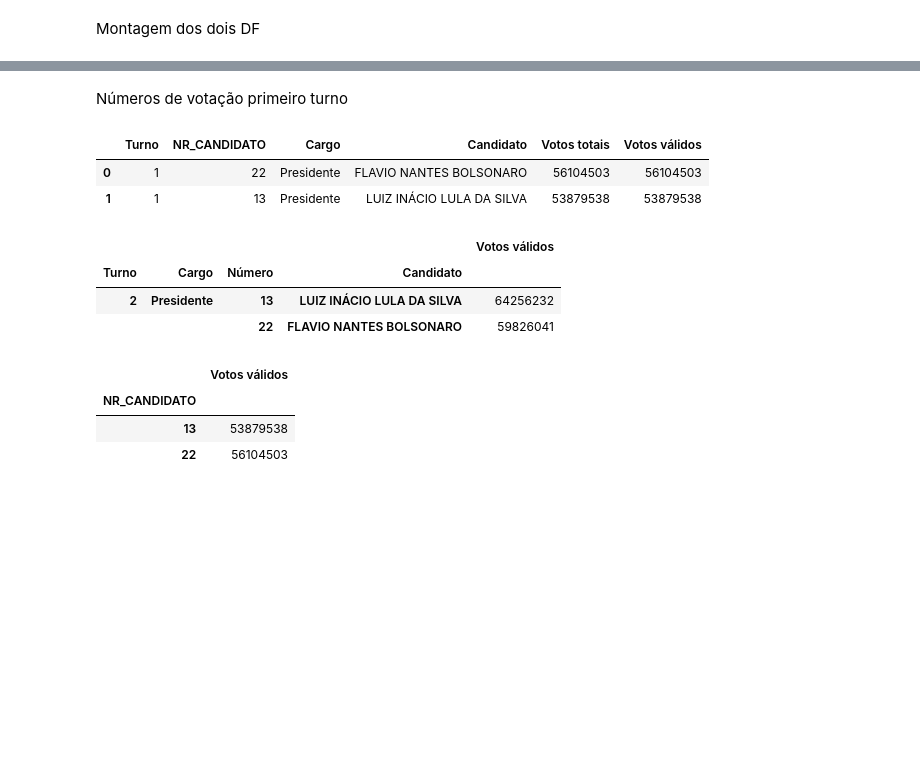
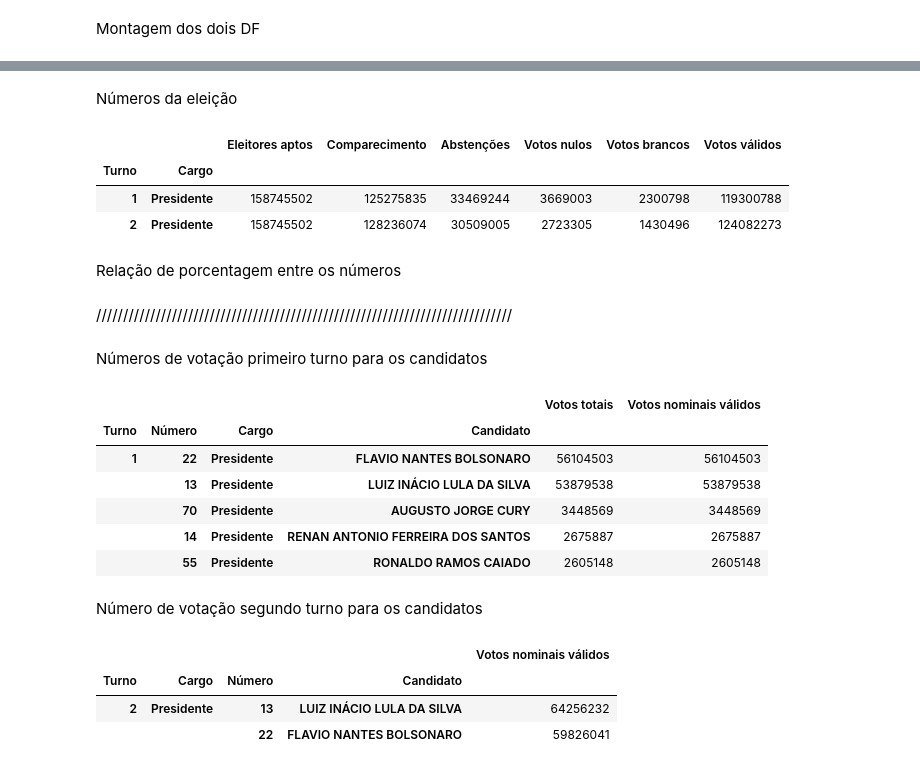
Before and after one commit to Arthxzs/Analise_Eleitoral_2026, a Jupyter notebook: Análise_votação.ipynb, the cells around one changed output, grey strips where cells are left out. Cells and saved outputs as stored; diff of their text form; code cells hidden in the pictures; blank space fills up the shorter version.

```diff
--- a/Análise_votação.ipynb
+++ b/Análise_votação.ipynb
@@ -37,38 +23,55 @@ display(numeros_t1.head(5))
+# %% [markdown]
+Números da eleição
+# %%
+numeros_pres_t1 = (df1["DS_CARGO"] == "Presidente") #& (df1["NR_TURNO"] == 2) # & (df1["SG_UF"] == "ZZ")
+
+numeros_t1 = df1[numeros_pres_t1].groupby(["NR_TURNO", "DS_CARGO"])[["QT_APTOS", "QT_COMPARECIMENTO", "QT_ABSTENCOES", "QT_VOTOS_NULOS", "QT_VOTOS_BRANCOS", "QT_TOTAL_VOTOS_VALIDOS"]].sum(numeric_only=True).sort_values("QT_TOTAL_VOTOS_VALIDOS", ascending=True)
+numeros_t1 = numeros_t1.rename(columns={"QT_APTOS": "Eleitores aptos", "QT_COMPARECIMENTO": "Comparecimento", "QT_ABSTENCOES": "Abstenções", "QT_VOTOS_NULOS": "Votos nulos", "QT_VOTOS_BRANCOS": "Votos brancos", "QT_TOTAL_VOTOS_VALIDOS": "Votos válidos"})
+numeros_t1 = numeros_t1.rename_axis(index={"NR_TURNO": "Turno", "DS_CARGO": "Cargo"})
+#numeros_t1 = numeros_t1.reset_index()
+
+display(numeros_t1)
+# %% [output]
+|  |  | Eleitores aptos | Comparecimento | Abstenções | Votos nulos | Votos brancos | Votos válidos |
+| Turno | Cargo |  |  |  |  |  |  |
+| 1 | Presidente | 158745502 | 125275835 | 33469244 | 3669003 | 2300798 | 119300788 |
+| 2 | Presidente | 158745502 | 128236074 | 30509005 | 2723305 | 1430496 | 124082273 |
+# %% [markdown]
+Relação de porcentagem entre os números
+# %% [markdown]
+/////////////////////////////////////////////////////////////////////////////
 # %% [markdown]
-Números de votação primeiro turno
+Números de votação primeiro turno para os candidatos
 # %%
 votacao_cargo_t1 = (df2["NR_TURNO"] == 1) & (df2["DS_CARGO"] == "Presidente") # & (df2["SG_UF"] == "ZZ")
 
 votacao_t1 = df2[votacao_cargo_t1].groupby(["NR_TURNO", "NR_CANDIDATO", "DS_CARGO", "NM_CANDIDATO"])[["QT_VOTOS_NOMINAIS", "QT_VOTOS_NOMINAIS_VALIDOS"]].sum().sort_values("QT_VOTOS_NOMINAIS_VALIDOS", ascending= False)
-votacao_t1 = votacao_t1.rename(columns={"QT_VOTOS_NOMINAIS": "Votos totais", "QT_VOTOS_NOMINAIS_VALIDOS": "Votos válidos",  "NR_CANDIDATO": "Número"})
-votacao_t1 = votacao_t1.rename_axis(index={"SG_UF": "UF", "NR_TURNO": "Turno","NM_CANDIDATO": "Candidato", "DS_CARGO": "Cargo"})
-votacao_t1_colunas = votacao_t1.reset_index()
+votacao_t1 = votacao_t1.rename(columns={"QT_VOTOS_NOMINAIS": "Votos totais", "QT_VOTOS_NOMINAIS_VALIDOS": "Votos nominais válidos",  "NR_CANDIDATO": "Número"})
+votacao_t1 = votacao_t1.rename_axis(index={"SG_UF": "UF", "NR_TURNO": "Turno","NM_CANDIDATO": "Candidato", "DS_CARGO": "Cargo", "NR_CANDIDATO": "Número"})
+#votacao_t1 = votacao_t1.reset_index()
 
-votacao_turno_1 = votacao_t1_colunas[votacao_t1_colunas["Votos válidos"] > 50000000]
-display(votacao_turno_1)
+display(votacao_t1.head(5))
 # %% [output]
-|  | Turno | NR_CANDIDATO | Cargo | Candidato | Votos totais | Votos válidos |
-| 0 | 1 | 22 | Presidente | FLAVIO NANTES BOLSONARO | 56104503 | 56104503 |
-| 1 | 1 | 13 | Presidente | LUIZ INÁCIO LULA DA SILVA | 53879538 | 53879538 |
+|  |  |  |  | Votos totais | Votos nominais válidos |
+| Turno | Número | Cargo | Candidato |  |  |
+| 1 | 22 | Presidente | FLAVIO NANTES BOLSONARO | 56104503 | 56104503 |
+|  | 13 | Presidente | LUIZ INÁCIO LULA DA SILVA | 53879538 | 53879538 |
+|  | 70 | Presidente | AUGUSTO JORGE CURY | 3448569 | 3448569 |
+|  | 14 | Presidente | RENAN ANTONIO FERREIRA DOS SANTOS | 2675887 | 2675887 |
+|  | 55 | Presidente | RONALDO RAMOS CAIADO | 2605148 | 2605148 |
+# %% [markdown]
+Número de votação segundo turno para os candidatos
 # %%
 votacao_cargo_t2 = (df2["NR_TURNO"] == 2) & (df2["DS_CARGO"] == "Presidente")
 
 votacao_t2 = df2[votacao_cargo_t2].groupby(["NR_TURNO", "DS_CARGO", "NR_CANDIDATO", "NM_CANDIDATO"])[["QT_VOTOS_NOMINAIS_VALIDOS"]].sum().sort_values("QT_VOTOS_NOMINAIS_VALIDOS", ascending=False)
-votacao_t2 = votacao_t2.rename(columns={"QT_VOTOS_NOMINAIS_VALIDOS": "Votos válidos"})
+votacao_t2 = votacao_t2.rename(columns={"QT_VOTOS_NOMINAIS_VALIDOS": "Votos nominais válidos"})
 votacao_t2 = votacao_t2.rename_axis(index={"NR_TURNO": "Turno", "DS_CARGO": "Cargo", "NR_CANDIDATO": "Número", "NM_CANDIDATO": "Candidato"})
+#votacao_t2 = votacao_t2.reset_index()
 
-votacao_turno_2 = votacao_t1["Votos válidos"]
 display(votacao_t2)
 # %% [output]
-|  |  |  |  | Votos válidos |
+|  |  |  |  | Votos nominais válidos |
 | Turno | Cargo | Número | Candidato |  |
 | 2 | Presidente | 13 | LUIZ INÁCIO LULA DA SILVA | 64256232 |
 |  |  | 22 | FLAVIO NANTES BOLSONARO | 59826041 |
-# %%
-votacao_total_t1 = votacao_turno_1.groupby(["NR_CANDIDATO"])[["Votos válidos"]].sum(numeric_only=True)
-display(votacao_total_t1)
-# %% [output]
-|  | Votos válidos |
-| NR_CANDIDATO |  |
-| 13 | 53879538 |
-| 22 | 56104503 |
```
Also changed, not shown: parts of 5 cells of this notebook.
